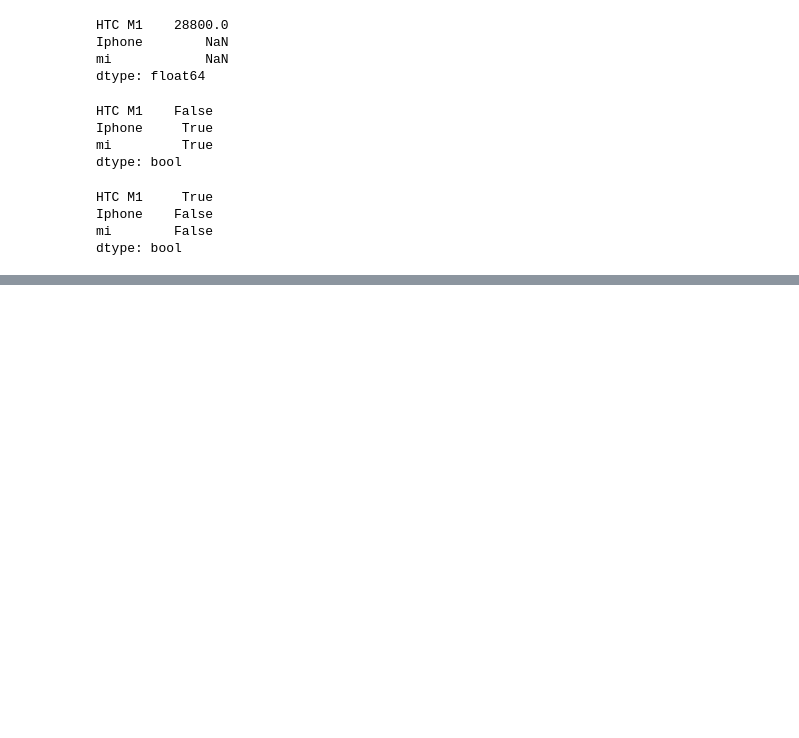
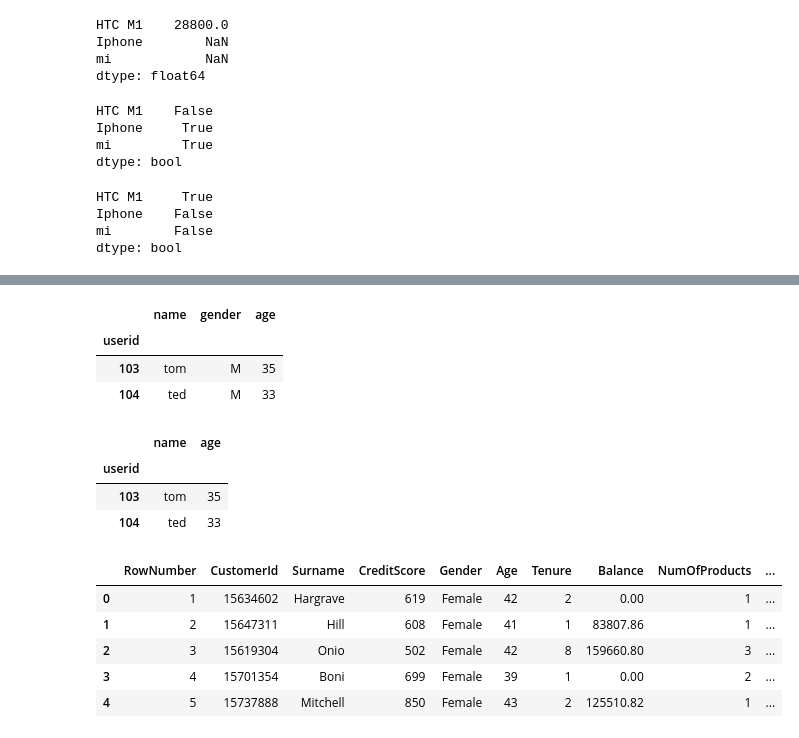
Before and after one commit to ywchiu/ctbcpy, a Jupyter notebook: Demo20180802.ipynb, the cells around one changed output, grey strips where cells are left out. Drawn from its saved outputs; the diff is of its cells as text; code cells hidden in the pictures; blank space fills up the shorter version.

```diff
--- a/Demo20180802.ipynb
+++ b/Demo20180802.ipynb
@@ -365,0 +744,14 @@ dtype: bool
+# %%
+df.loc[(df['age'] > 30 ) & (df['gender'] == 'M'), :]
+# %% [output]
+|  | name | gender | age |
+| userid |  |  |  |
+| 103 | tom | M | 35 |
+| 104 | ted | M | 33 |
+# %%
+df.loc[(df['age'] > 30 ) & (df['gender'] == 'M'), ['name', 'age']]
+# %% [output]
+|  | name | age |
+| userid |  |  |
+| 103 | tom | 35 |
+| 104 | ted | 33 |
@@ -365,0 +761,9 @@ dtype: bool
+# %%
+df.head()
+# %% [output]
+|  | RowNumber | CustomerId | Surname | CreditScore | Gender | Age | Tenure | Balance | NumOfProducts | ... |
+| 0 | 1 | 15634602 | Hargrave | 619 | Female | 42 | 2 | 0.00 | 1 | ... |
+| 1 | 2 | 15647311 | Hill | 608 | Female | 41 | 1 | 83807.86 | 1 | ... |
+| 2 | 3 | 15619304 | Onio | 502 | Female | 42 | 8 | 159660.80 | 3 | ... |
+| 3 | 4 | 15701354 | Boni | 699 | Female | 39 | 1 | 0.00 | 2 | ... |
+| 4 | 5 | 15737888 | Mitchell | 850 | Female | 43 | 2 | 125510.82 | 1 | ... |
```
Also changed, not shown: parts of 60 cells of this notebook.
